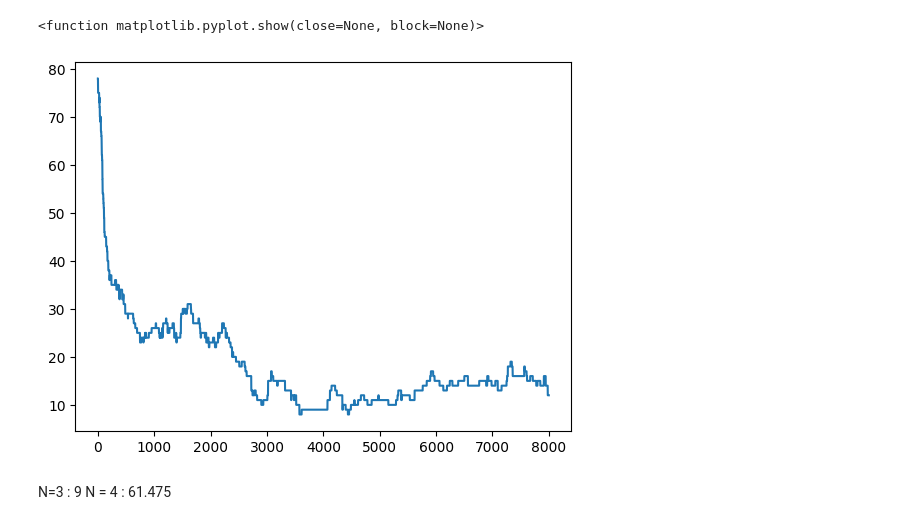
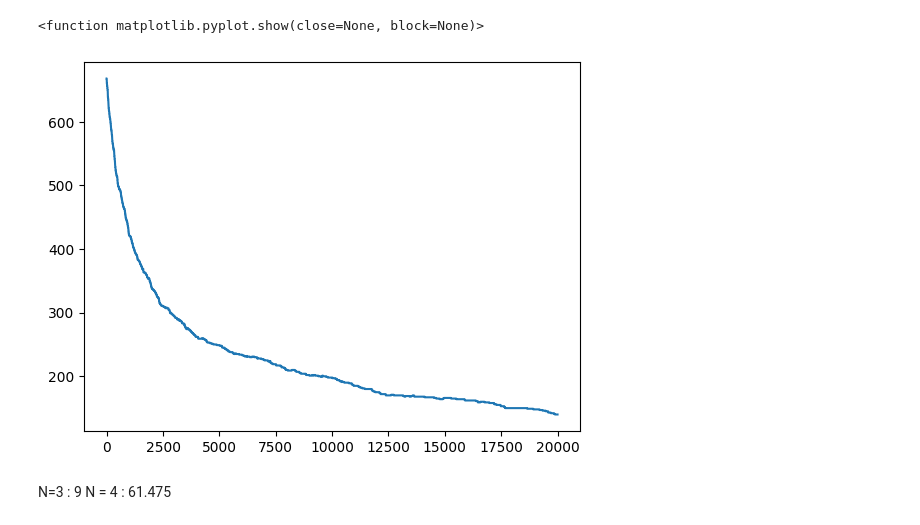
Before and after one commit to Gabriel-lct/ising-model-research, a Jupyter notebook: python/sudoku.ipynb, the cells around one changed output. Drawn from its saved outputs; the diff is of its cells as text; code cells hidden in the pictures.

```diff
--- a/python/sudoku.ipynb
+++ b/python/sudoku.ipynb
@@ -164,11 +164,12 @@ Mean of the convergent energy: 3.9
 # %%
-sudo = init_sudoku(3)
-_, Es = metropolis(sudo, 9, 0.4, 8000)
+n = 5
+sudo = init_sudoku(n)
+_, Es = metropolis(sudo, n*n, 0.2, 20000)
 plt.plot(np.arange(len(Es)), Es)
 plt.show
 # %% [output]
 <function matplotlib.pyplot.show(close=None, block=None)>
-[figure, old version]
+[figure, new version]
 # %% [markdown]
 N=3 : 9
 N = 4 : 61.475
```
Also changed, not shown: parts of 7 cells of this notebook, 13 other files.
